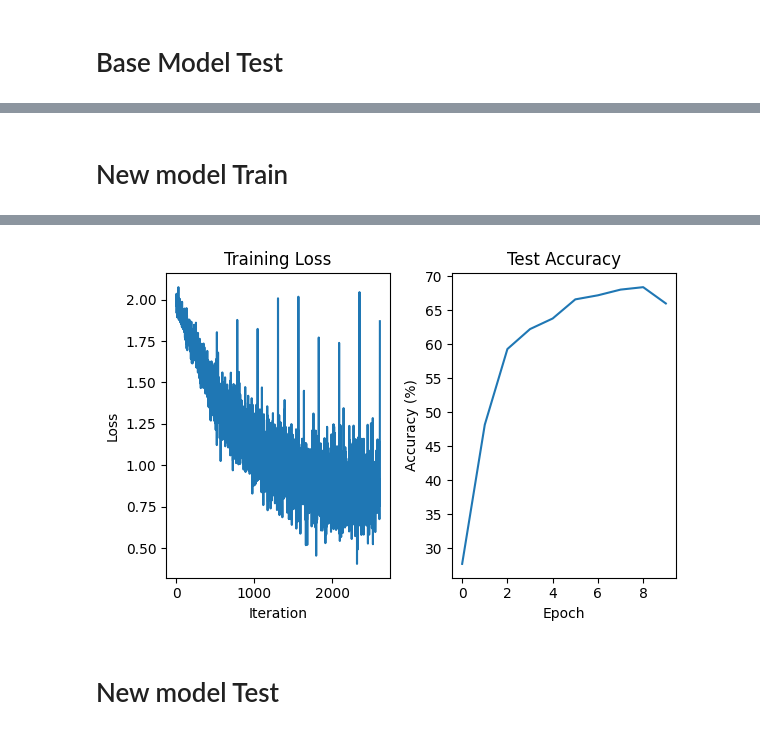
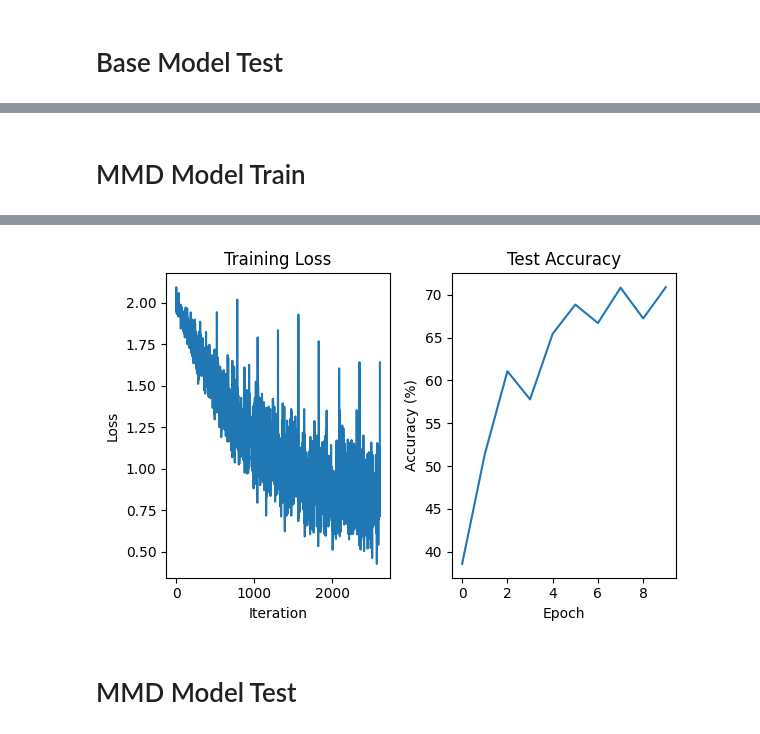
Before and after one commit to seongho79-jeong/2025_CS_Team_Project, a Jupyter notebook: 2025-1-project.ipynb, the cells around one changed output, grey strips where cells are left out. Saved outputs shown, nothing was run; the diff lists cells and outputs as text; code cells hidden in the pictures.

Commit message:
add fact model

```diff
--- a/2025-1-project.ipynb
+++ b/2025-1-project.ipynb
@@ -25,7 +25,7 @@ The objective of this assignment is to address the domain generalization problem
 team_id = '010' # your team id - should be a three-digit number
 root_dir = '../../PACS' # directory to the dataset
 lr = 0.0001 # learning rate
-step_size = 7 # scheduler step size (if used)
+step_size = 10 # scheduler step size (if used)
 
 # You must not change the values below.
 num_epochs = 10 # number of epochs
@@ -369,5 +369,5 @@ Test Accuracy: 62.86%
 # %% [markdown]
-# New model Train
+# MMD Model Train
 # %%
 class PACSDatasetWithDomain(PACSDataset):
     def __init__(self, root_dir, domain_name, domain_id, transform=None):
@@ -381,15 +381,15 @@ class PACSDatasetWithDomain(PACSDataset):
 # 도메인별 정수 ID 지정
 domain_to_id = {'cartoon': 0, 'art_painting': 1, 'sketch': 2}
 
-dataset_train_new = ConcatDataset([
+dataset_train_mmd = ConcatDataset([
     PACSDatasetWithDomain(root_dir, 'cartoon', domain_to_id['cartoon'], transform=transform_train),
     PACSDatasetWithDomain(root_dir, 'art_painting', domain_to_id['art_painting'], transform=transform_train),
     PACSDatasetWithDomain(root_dir, 'sketch', domain_to_id['sketch'], transform=transform_train),
 ])
-dataset_test_new = PACSDataset(root_dir, 'photo', transform=transform_test)
+dataset_test_mmd = PACSDataset(root_dir, 'photo', transform=transform_test)
 
-loader_train_new = DataLoader(dataset_train_new, batch_size=batch_size, shuffle=True)
-loader_test_new = DataLoader(dataset_test_new, batch_size=batch_size, shuffle=False)
+loader_train_mmd = DataLoader(dataset_train_mmd, batch_size=batch_size, shuffle=True)
+loader_test_mmd = DataLoader(dataset_test_mmd, batch_size=batch_size, shuffle=False)
 # %%
 # 수정된 ResNet50 with intermediate feature hook
 class ResNetWithFeatures(nn.Module):
@@ -407,11 +407,11 @@ class ResNetWithFeatures(nn.Module):
             return logits, features
         return logits
 
-model_new = ResNetWithFeatures(num_classes=7)
+model_mmd = ResNetWithFeatures(num_classes=7)
 # %%
 # Instantiate loss, optimizer, and scheduler
-criterion_new = nn.CrossEntropyLoss()
-optimizer_new = optim.SGD(model_new.parameters(), lr=lr, momentum=0.9)
-scheduler_new = lr_scheduler.StepLR(optimizer_new, step_size=step_size, gamma=0.1)
+criterion_mmd = nn.CrossEntropyLoss()
+optimizer_mmd = optim.SGD(model_mmd.parameters(), lr=lr, momentum=0.9)
+scheduler_mmd = lr_scheduler.StepLR(optimizer_mmd, step_size=step_size, gamma=0.1)
 # %%
 # MMD 구현 함수
@@ -433,14 +443,14 @@ def compute_mmd(x1, x2, kernel='rbf', sigma=None):
 if not TEST_MODE:
 	device = torch.device('cuda' if torch.cuda.is_available() else 'cpu')
 
-	model_new = model_new.to(device)
+	model_mmd = model_mmd.to(device)
 
 	# Lists to store loss and accuracy values
 	train_losses = []
 	test_accuracies = []
 
 	for epoch in range(num_epochs):
-		model_new.train()
+		model_mmd.train()
 		running_loss = 0.0
 		correct = 0
 		total = 0
@@ -450,34 +460,36 @@ if not TEST_MODE:
 		mmd_tot = 0.0
 		mmd_cnt = 0
 
-		lambda_mmd = 0.1  # MMD 손실 가중치
-
-		for i, (inputs, labels, domains) in enumerate(tqdm(loader_train_new, desc=f'Epoch {epoch+1}/{num_epochs}')):
+		for i, (inputs, labels, domains) in enumerate(tqdm(loader_train_mmd, desc=f'Epoch {epoch+1}/{num_epochs}')):
 			inputs, labels, domains = inputs.to(device), labels.to(device), domains.to(device)
 
-			optimizer_new.zero_grad()
+			optimizer_mmd.zero_grad()
 
-			outputs, features = model_new(inputs, return_features=True)
+			outputs, features = model_mmd(inputs, return_features=True)
 
-			loss = criterion_new(outputs, labels)
+			loss = criterion_mmd(outputs, labels)
 
 			cls_tot += loss.item()
 			cls_cnt += 1
 
 			unique_domains = torch.unique(domains)
 			mmd_loss = 0.0
-			for i in range(len(unique_domains)):
-				for j in range(i + 1, len(unique_domains)):
-					f1 = features[domains == unique_domains[i]]
-					f2 = features[domains == unique_domains[j]]
-					if len(f1) > 1 and len(f2) > 1:  # 최소 두 개 이상 있어야 MMD 계산 가능
-						mmd_loss += compute_mmd(f1, f2)
-						mmd_tot += mmd_loss.item()
+			for di in range(len(unique_domains)):
+				for dj in range(di + 1, len(unique_domains)):
+					f1 = features[domains == unique_domains[di]]
+					f2 = features[domains == unique_domains[dj]]
+					if f1.size(0) > 1 and f2.size(0) > 1:
+						pair_mmd = compute_mmd(f1, f2)
+						mmd_loss += pair_mmd
+						mmd_tot  += pair_mmd.item()
 						mmd_cnt += 1
 
-			loss = loss #+ lambda_mmd * mmd_loss
+			if mmd_cnt > 0:
+				mmd_loss = mmd_loss / mmd_cnt
+
+			loss = loss + lambda_mmd * mmd_loss
 			loss.backward()
-			optimizer_new.step()
+			optimizer_mmd.step()
 
 			running_loss += loss.item()
 			_, predicted = outputs.max(1)
@@ -487,16 +499,16 @@ if not TEST_MODE:
 			# Store loss at every iteration
 			train_losses.append(loss.item())
 
-		scheduler_new.step()
+		scheduler_mmd.step()
 
 		# Validation
-		model_new.eval()
+		model_mmd.eval()
 		correct = 0
 		total = 0
 		with torch.no_grad():
-			for inputs, labels in loader_test_new:
+			for inputs, labels in loader_test_mmd:
 				inputs, labels = inputs.to(device), labels.to(device)
-				outputs, features = model_new(inputs, return_features=True)
+				outputs, features = model_mmd(inputs, return_features=True)
 				_, predicted = outputs.max(1)
 				total += labels.size(0)
 				correct += predicted.eq(labels).sum().item()
@@ -504,9 +516,9 @@ if not TEST_MODE:
 		test_accuracy = 100 * correct / total
 		test_accuracies.append(test_accuracy)
 
-		current_lr = optimizer_new.param_groups[0]['lr']
+		current_lr = optimizer_mmd.param_groups[0]['lr']
 		print(f'Epoch [{epoch+1}/{num_epochs}], '
-					f'Loss: {running_loss/len(loader_train_new):.4f}, '
+					f'Loss: {running_loss/len(loader_train_mmd):.4f}, '
 					f'Test Accuracy: {test_accuracy:.2f}%, '
 					f'Learning Rate: {current_lr:.6f}, '
 					f'Average MMD: {mmd_tot / (mmd_cnt + 1e-5):.4f}, '
@@ -515,7 +527,7 @@ if not TEST_MODE:
 	print('Finished Training')
 
 	# Save the model - make sure you include this file in your submission
-	torch.save(model_new.state_dict(), f'./{model_name}')
+	torch.save(model_mmd.state_dict(), f'./{model_name}_mmd')
 
 	# Plotting after training is finished
 	plt.figure(figsize=(6, 4))
@@ -550,6 +562,6 @@ Epoch [10/10], Loss: 0.8516, Test Accuracy: 65.99%, Learning Rate: 0.000010, Ave
 Finished Training
-[figure, old version]
+[figure, new version]
 # %% [markdown]
-# New model Test
+# MMD Model Test
 # %%
 # Load model
```
Also changed, not shown: parts of 18 cells of this notebook, 4 other files.
